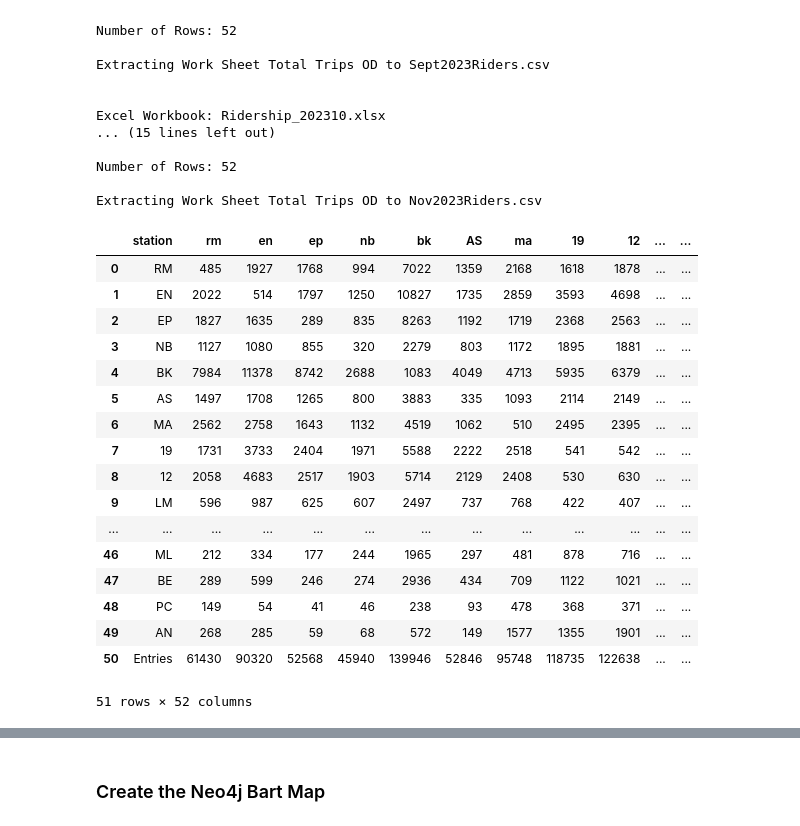
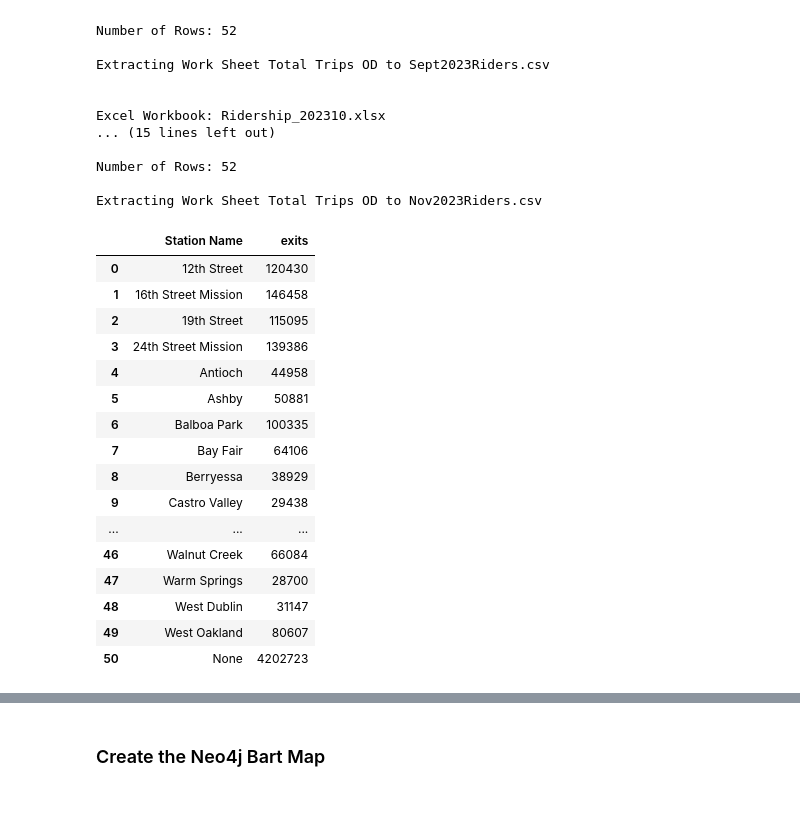
Before and after one commit to mids-w205/ChristensenDjalaliSelbyYaoProject3, a Jupyter notebook: code/Neo4j Code.ipynb, the cells around one changed output, grey strips where cells are left out. Saved outputs shown, nothing was run; the diff lists cells and outputs as text; code cells hidden in the pictures.

Commit message:
Got the ridership information working

```diff
--- a/code/Neo4j Code.ipynb
+++ b/code/Neo4j Code.ipynb
@@ -359,31 +378,36 @@ connection.commit()
 # %%
 rollback_before_flag = True
 rollback_after_flag = True
 
 query = """
 
-select *
-from septRiders;
+select
+    stationNames."Station Name",
+    septRiders.exits
+from septRiders
+    left join stationNames
+        on stationNames."Two-Letter Station Code" = septRiders.station
+
+order by 1
 
 """
 
 my_select_query_pandas(query, rollback_before_flag, rollback_after_flag)
 # %% [output]
-|  | station | rm | en | ep | nb | bk | AS | ma | 19 | 12 | ... | ... |
-| 0 | RM | 485 | 1927 | 1768 | 994 | 7022 | 1359 | 2168 | 1618 | 1878 | ... | ... |
-| 1 | EN | 2022 | 514 | 1797 | 1250 | 10827 | 1735 | 2859 | 3593 | 4698 | ... | ... |
-| 2 | EP | 1827 | 1635 | 289 | 835 | 8263 | 1192 | 1719 | 2368 | 2563 | ... | ... |
-| 3 | NB | 1127 | 1080 | 855 | 320 | 2279 | 803 | 1172 | 1895 | 1881 | ... | ... |
-| 4 | BK | 7984 | 11378 | 8742 | 2688 | 1083 | 4049 | 4713 | 5935 | 6379 | ... | ... |
-| 5 | AS | 1497 | 1708 | 1265 | 800 | 3883 | 335 | 1093 | 2114 | 2149 | ... | ... |
-| 6 | MA | 2562 | 2758 | 1643 | 1132 | 4519 | 1062 | 510 | 2495 | 2395 | ... | ... |
-| 7 | 19 | 1731 | 3733 | 2404 | 1971 | 5588 | 2222 | 2518 | 541 | 542 | ... | ... |
-| 8 | 12 | 2058 | 4683 | 2517 | 1903 | 5714 | 2129 | 2408 | 530 | 630 | ... | ... |
-| 9 | LM | 596 | 987 | 625 | 607 | 2497 | 737 | 768 | 422 | 407 | ... | ... |
-| ... | ... | ... | ... | ... | ... | ... | ... | ... | ... | ... | ... | ... |
-| 46 | ML | 212 | 334 | 177 | 244 | 1965 | 297 | 481 | 878 | 716 | ... | ... |
-| 47 | BE | 289 | 599 | 246 | 274 | 2936 | 434 | 709 | 1122 | 1021 | ... | ... |
-| 48 | PC | 149 | 54 | 41 | 46 | 238 | 93 | 478 | 368 | 371 | ... | ... |
-| 49 | AN | 268 | 285 | 59 | 68 | 572 | 149 | 1577 | 1355 | 1901 | ... | ... |
-| 50 | Entries | 61430 | 90320 | 52568 | 45940 | 139946 | 52846 | 95748 | 118735 | 122638 | ... | ... |
+|  | Station Name | exits |
+| 0 | 12th Street | 120430 |
+| 1 | 16th Street Mission | 146458 |
+| 2 | 19th Street | 115095 |
+| 3 | 24th Street Mission | 139386 |
+| 4 | Antioch | 44958 |
+| 5 | Ashby | 50881 |
+| 6 | Balboa Park | 100335 |
+| 7 | Bay Fair | 64106 |
+| 8 | Berryessa | 38929 |
+| 9 | Castro Valley | 29438 |
+| ... | ... | ... |
+| 46 | Walnut Creek | 66084 |
+| 47 | Warm Springs | 28700 |
+| 48 | West Dublin | 31147 |
+| 49 | West Oakland | 80607 |
+| 50 | None | 4202723 |
-51 rows × 52 columns
```
Also changed, not shown: parts of 10 cells of this notebook.
